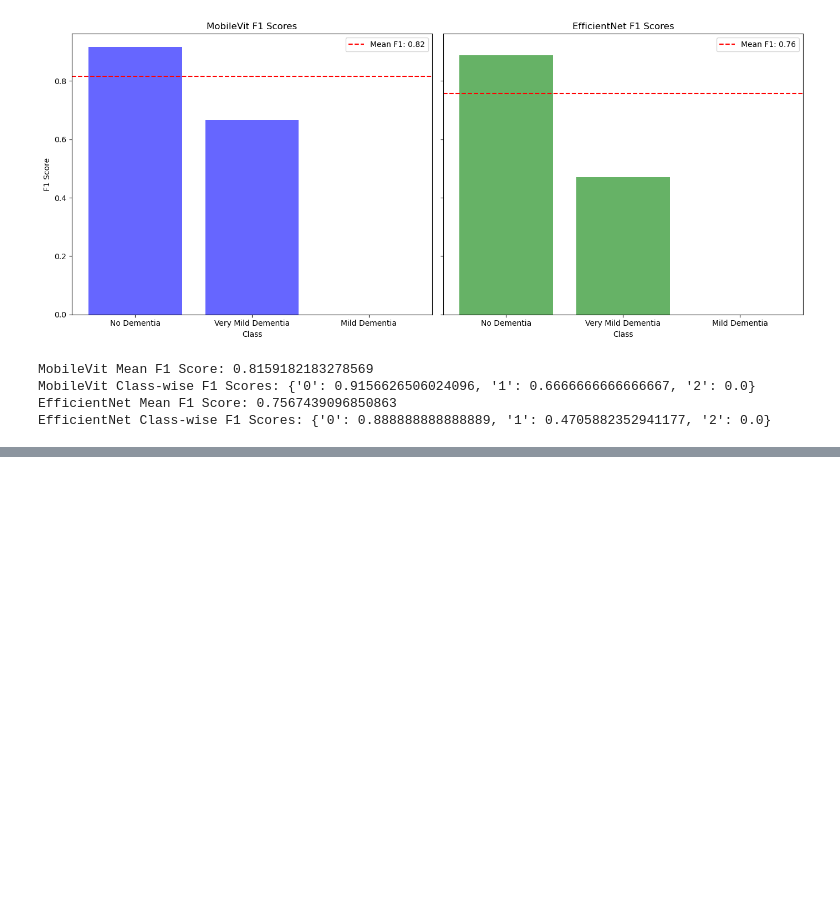
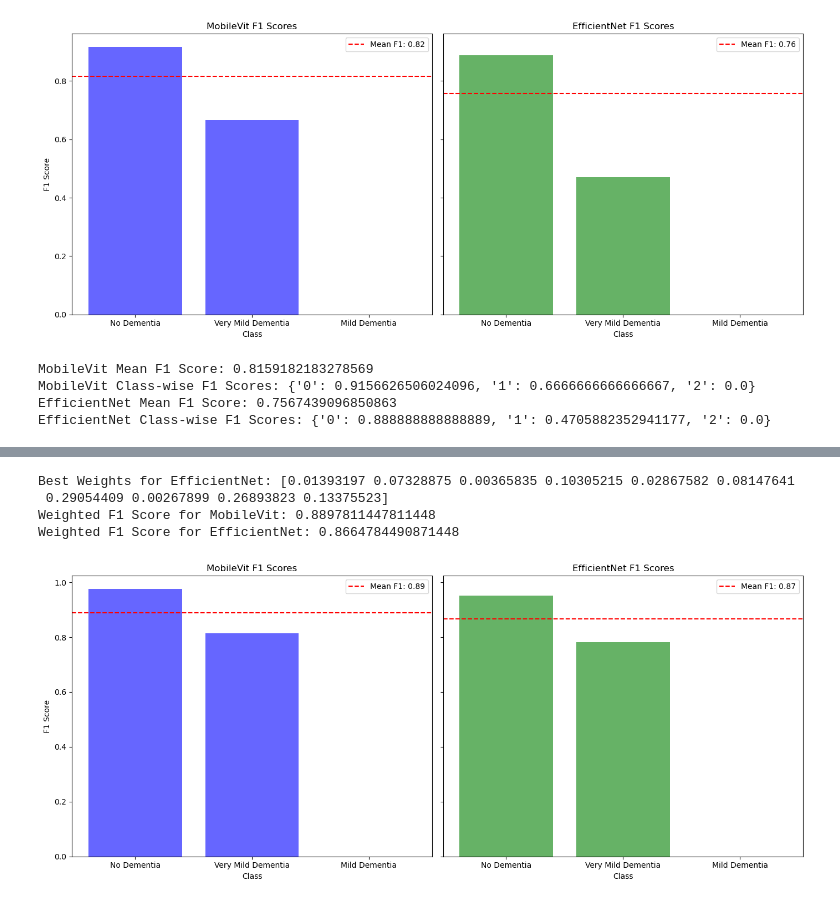
Before and after one commit to HenriSmidt/Alzheimer_Detection, a Jupyter notebook: baseline_inference.ipynb, the cells around one changed output, grey strips where cells are left out. Cells and saved outputs as stored; diff of their text form; code cells hidden in the pictures; blank space fills up the shorter version.

Commit message:
added weighted prediction aggregation

```diff
--- a/baseline_inference.ipynb
+++ b/baseline_inference.ipynb
@@ -220,7 +220,6 @@ EfficientNet Class-wise F1 Scores: {'0': 0.888888888888889, '1': 0.4705882352941
 import pandas as pd
 import numpy as np
 from sklearn.metrics import f1_score
-from itertools import product
 from tqdm.notebook import tqdm  # Use tqdm.notebook for Jupyter notebooks
 
 # Load the CSV files into dataframes
@@ -239,18 +238,20 @@ def calculate_f1_for_weights(weights, slice_predictions, y_true):
     y_pred = np.argmax(weighted_preds, axis=1)
     return f1_score(y_true, y_pred, average='weighted')
 
-def generate_valid_weight_combinations(num_slices, step=0.1):
-    weight_options = [step * i for i in range(int(1/step) + 1)]
-    combinations = [w for w in product(weight_options, repeat=num_slices) if np.isclose(np.sum(w), 1)]
-    return combinations
+def generate_random_weight_combinations(num_slices, num_combinations=20000):
+    random_combinations = []
+    for _ in range(num_combinations):
+        weights = np.random.dirichlet(np.ones(num_slices), size=1)[0]
+        random_combinations.append(weights)
+    return random_combinations
 
-def grid_search_best_weights(slice_predictions, y_true):
+def random_search_best_weights(slice_predictions, y_true, num_combinations=20000):
     num_slices = len(slice_predictions)
     best_f1 = 0
     best_weights = None
-    valid_combinations = generate_valid_weight_combinations(num_slices)
+    random_combinations = generate_random_weight_combinations(num_slices, num_combinations)
 
-    for weights in tqdm(valid_combinations, desc="Grid Searching Weights"):
+    for weights in tqdm(random_combinations, desc="Random Searching Weights"):
         f1 = calculate_f1_for_weights(weights, slice_predictions, y_true)
         if f1 > best_f1:
             best_f1 = f1
@@ -258,12 +259,16 @@ def grid_search_best_weights(slice_predictions, y_true):
 
     return best_weights
 
+# Ensure tqdm notebook display works
+from IPython.core.display import display, HTML
+display(HTML("<style>.container { width:90% !important; }</style>"))
+
 # Find best weights for MobileVit
-best_weights_mobilevit = grid_search_best_weights(slice_predictions_mobilevit, y_true_mobilevit)
+best_weights_mobilevit = random_search_best_weights(slice_predictions_mobilevit, y_true_mobilevit)
 print("Best Weights for MobileVit:", best_weights_mobilevit)
 
 # Find best weights for EfficientNet
-best_weights_efficientnet = grid_search_best_weights(slice_predictions_efficientnet, y_true_efficientnet)
+best_weights_efficientnet = random_search_best_weights(slice_predictions_efficientnet, y_true_efficientnet)
 print("Best Weights for EfficientNet:", best_weights_efficientnet)
 
 # Calculate weighted predictions
@@ -280,4 +285,52 @@ f1_efficientnet = f1_score(y_true_efficientnet, y_pred_efficientnet, average='we
 
 print("Weighted F1 Score for MobileVit:", f1_mobilevit)
 print("Weighted F1 Score for EfficientNet:", f1_efficientnet)
+
+# Calculate F1 scores for MobileVit
+report_mobilevit = classification_report(y_true_mobilevit, y_pred_mobilevit, output_dict=True)
+mean_f1_mobilevit = report_mobilevit['weighted avg']['f1-score']
+class_f1_mobilevit = {k: v['f1-score'] for k, v in report_mobilevit.items() if k.isdigit()}
+
+# Calculate F1 scores for EfficientNet
+report_efficientnet = classification_report(y_true_efficientnet, y_pred_efficientnet, output_dict=True)
+mean_f1_efficientnet = report_efficientnet['weighted avg']['f1-score']
+class_f1_efficientnet = {k: v['f1-score'] for k, v in report_efficientnet.items() if k.isdigit()}
+
+# Prepare data for plotting
+labels = sorted(set(y_true_mobilevit + y_true_efficientnet))
+class_labels = ["No Dementia", "Very Mild Dementia", "Mild Dementia"]
+mobilevit_scores = [class_f1_mobilevit.get(str(label), 0) for label in labels]
+efficientnet_scores = [class_f1_efficientnet.get(str(label), 0) for label in labels]
+
+# Plotting the results
+fig, axes = plt.subplots(1, 2, figsize=(14, 6), sharey=True)
+
+# MobileVit plot
+axes[0].bar(labels, mobilevit_scores, color='blue', alpha=0.6)
+axes[0].axhline(mean_f1_mobilevit, color='red', linestyle='--', label=f'Mean F1: {mean_f1_mobilevit:.2f}')
+axes[0].set_title('MobileVit F1 Scores')
+axes[0].set_xlabel('Class')
+axes[0].set_ylabel('F1 Score')
+axes[0].set_xticks(labels)
+axes[0].set_xticklabels(class_labels)
+axes[0].legend()
+
+# EfficientNet plot
+axes[1].bar(labels, efficientnet_scores, color='green', alpha=0.6)
+axes[1].axhline(mean_f1_efficientnet, color='red', linestyle='--', label=f'Mean F1: {mean_f1_efficientnet:.2f}')
+axes[1].set_title('EfficientNet F1 Scores')
+axes[1].set_xlabel('Class')
+axes[1].set_xticks(labels)
+axes[1].set_xticklabels(class_labels)
+axes[1].legend()
+
+plt.tight_layout()
+plt.show()
+
+# Display mean F1 scores and class-wise F1 scores
+print("MobileVit Mean F1 Score:", mean_f1_mobilevit)
+print("MobileVit Class-wise F1 Scores:", class_f1_mobilevit)
+
+print("EfficientNet Mean F1 Score:", mean_f1_efficientnet)
+print("EfficientNet Class-wise F1 Scores:", class_f1_efficientnet)
 # %% [output]
@@ -284,0 +339,5 @@ KeyboardInterrupt:
+Best Weights for EfficientNet: [0.01393197 0.07328875 0.00365835 0.10305215 0.02867582 0.08147641
+ 0.29054409 0.00267899 0.26893823 0.13375523]
+Weighted F1 Score for MobileVit: 0.8897811447811448
+Weighted F1 Score for EfficientNet: 0.8664784490871448
+[figure, added]
```
Also changed, not shown: parts of 1 cell of this notebook.
